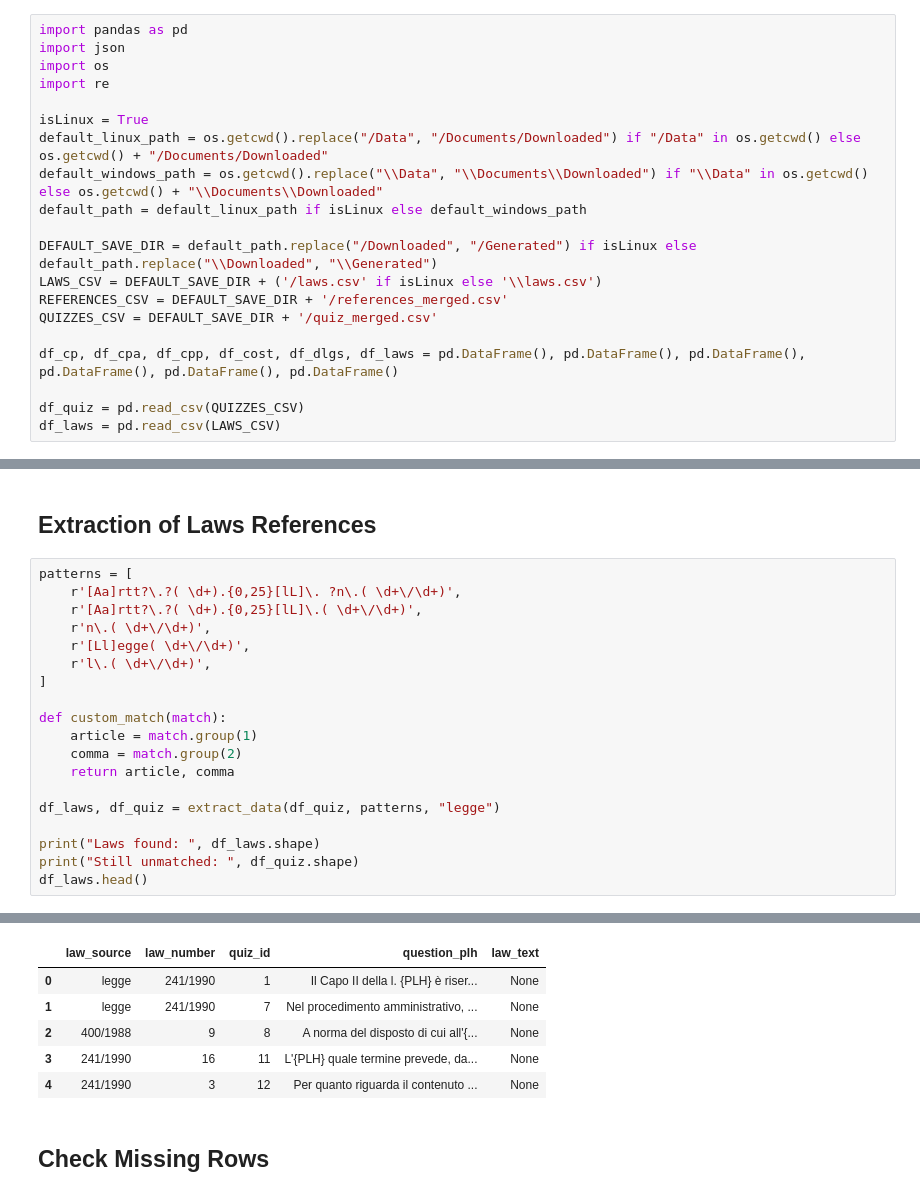
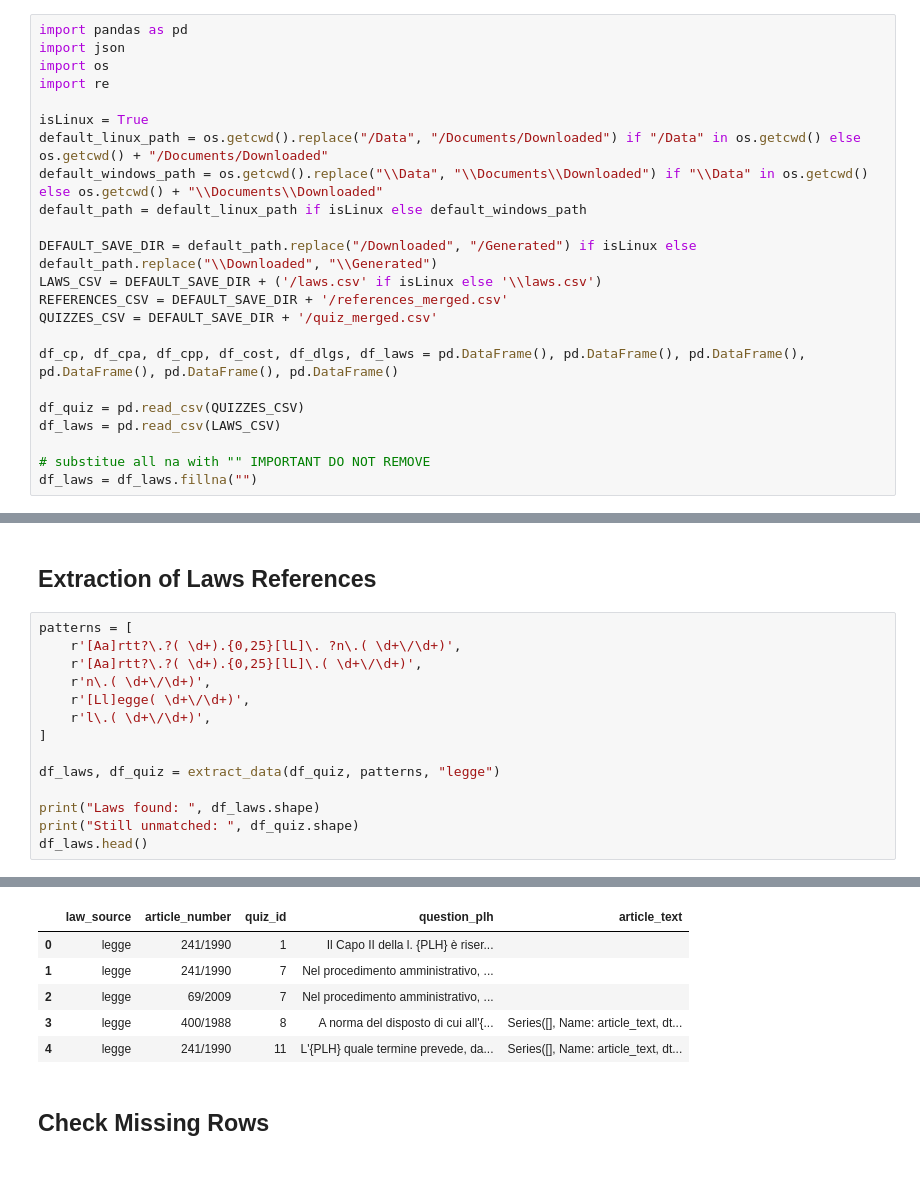
Before and after one commit to IGieckI/Thesis, a Jupyter notebook: Data/References extraction from quiz.ipynb, the cells around one changed output, grey strips where cells are left out. Drawn from its saved outputs; the diff is of its cells as text.

```diff
--- a/Data/References extraction from quiz.ipynb
+++ b/Data/References extraction from quiz.ipynb
@@ -20,6 +20,9 @@ df_cp, df_cpa, df_cpp, df_cost, df_dlgs, df_laws = pd.DataFrame(), pd.DataFrame(
 
 df_quiz = pd.read_csv(QUIZZES_CSV)
 df_laws = pd.read_csv(LAWS_CSV)
+
+# substitue all na with "" IMPORTANT DO NOT REMOVE
+df_laws = df_laws.fillna("")
 # %%
 def retrieve_law(source, law_id):
 
@@ -273,11 +289,6 @@ patterns = [
     r'l\.( \d+\/\d+)',
 ]
 
-def custom_match(match):
-    article = match.group(1)
-    comma = match.group(2)
-    return article, comma
-
 df_laws, df_quiz = extract_data(df_quiz, patterns, "legge")
 
 print("Laws found: ", df_laws.shape)
@@ -303,10 +300,10 @@ Laws found:  (265, 5)
 Still unmatched:  (214, 5)
-|  | law_source | law_number | quiz_id | question_plh | law_text |
-| 0 | legge | 241/1990 | 1 | Il Capo II della l. {PLH} è riser... | None |
-| 1 | legge | 241/1990 | 7 | Nel procedimento amministrativo, ... | None |
-| 2 | 400/1988 | 9 | 8 | A norma del disposto di cui all'{... | None |
-| 3 | 241/1990 | 16 | 11 | L'{PLH} quale termine prevede, da... | None |
-| 4 | 241/1990 | 3 | 12 | Per quanto riguarda il contenuto ... | None |
+|  | law_source | article_number | quiz_id | question_plh | article_text |
+| 0 | legge | 241/1990 | 1 | Il Capo II della l. {PLH} è riser... |  |
+| 1 | legge | 241/1990 | 7 | Nel procedimento amministrativo, ... |  |
+| 2 | legge | 69/2009 | 7 | Nel procedimento amministrativo, ... |  |
+| 3 | legge | 400/1988 | 8 | A norma del disposto di cui all'{... | Series([], Name: article_text, dt... |
+| 4 | legge | 241/1990 | 11 | L'{PLH} quale termine prevede, da... | Series([], Name: article_text, dt... |
 # %% [markdown]
 ## Check Missing Rows
 # %%
```
Also changed, not shown: parts of 10 cells of this notebook, 28 other files.
